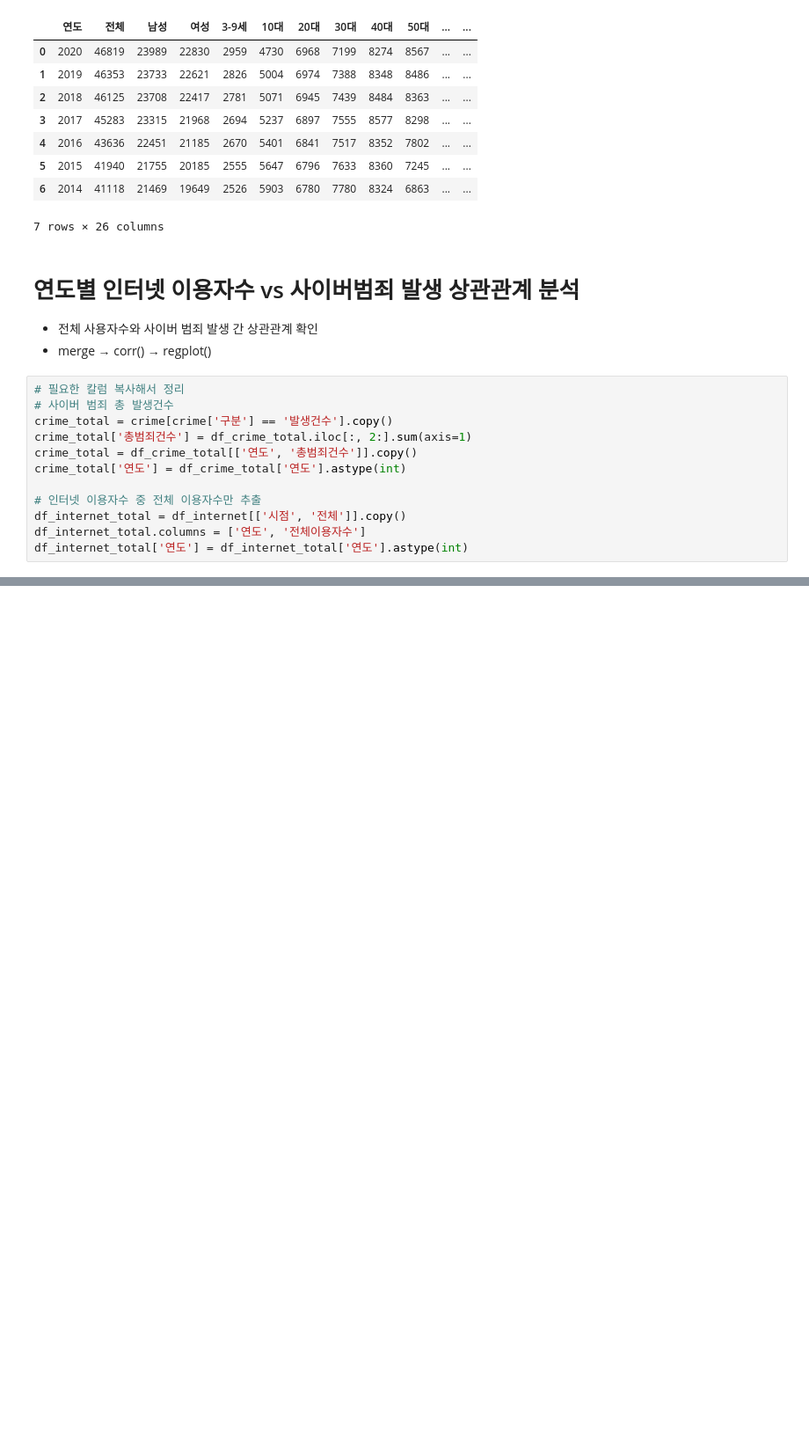
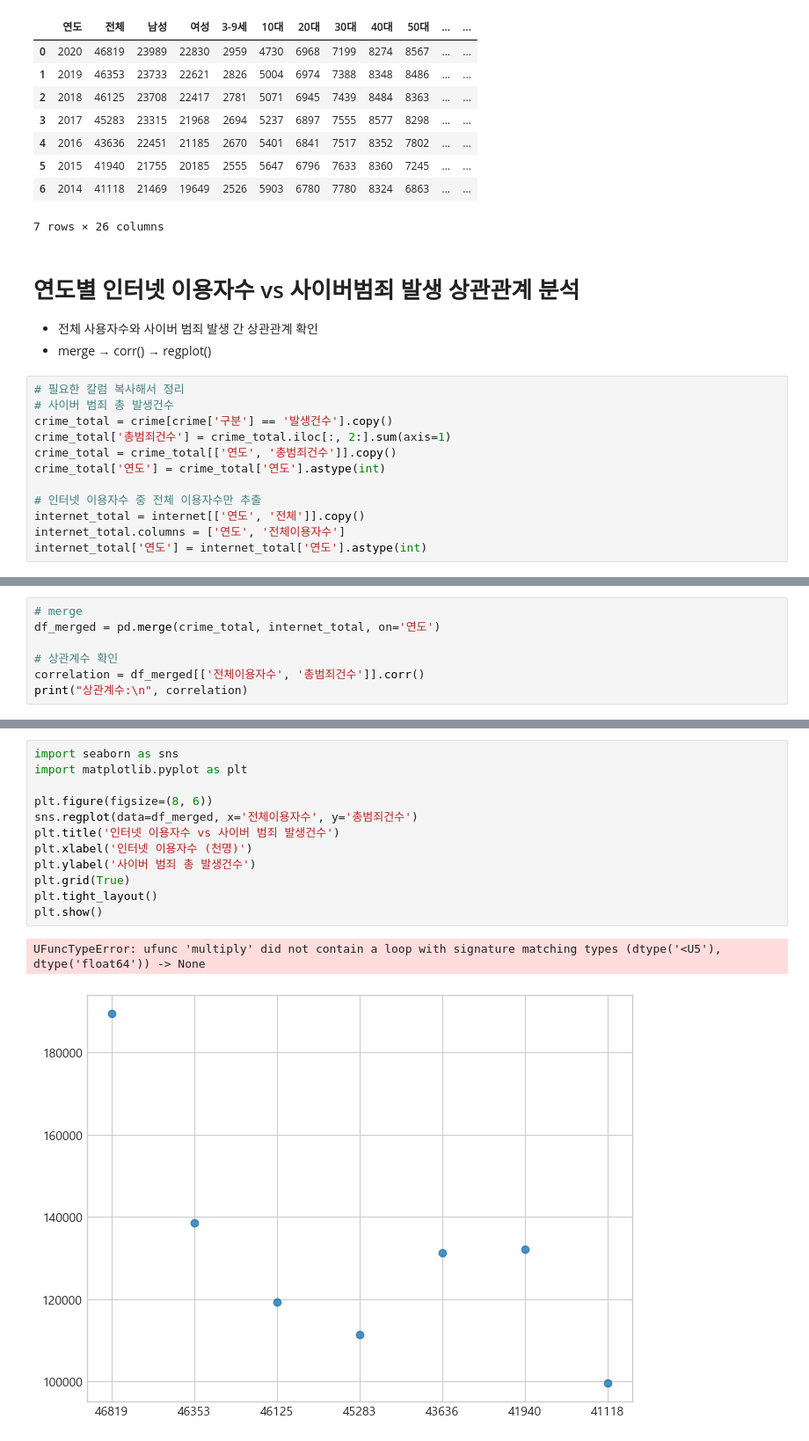
Before and after one commit to ppyoo1229/ML_Study, a Jupyter notebook: 산업공학실험/산업공학실험 과제_003_12226147_표채연_20250411_6주차과제.ipynb, the cells around one changed output, grey strips where cells are left out. Shown at 88% size. Cells and saved outputs as stored; diff of their text form; blank space fills up the shorter version.

```diff
--- a/산업공학실험/산업공학실험 과제_003_12226147_표채연_20250411_6주차과제.ipynb
+++ b/산업공학실험/산업공학실험 과제_003_12226147_표채연_20250411_6주차과제.ipynb
@@ -141,11 +139,11 @@ internet
 # 필요한 칼럼 복사해서 정리
 # 사이버 범죄 총 발생건수
 crime_total = crime[crime['구분'] == '발생건수'].copy()
-crime_total['총범죄건수'] = df_crime_total.iloc[:, 2:].sum(axis=1)
-crime_total = df_crime_total[['연도', '총범죄건수']].copy()
-crime_total['연도'] = df_crime_total['연도'].astype(int)
+crime_total['총범죄건수'] = crime_total.iloc[:, 2:].sum(axis=1)
+crime_total = crime_total[['연도', '총범죄건수']].copy()
+crime_total['연도'] = crime_total['연도'].astype(int)
 
 # 인터넷 이용자수 중 전체 이용자수만 추출
-df_internet_total = df_internet[['시점', '전체']].copy()
-df_internet_total.columns = ['연도', '전체이용자수']
-df_internet_total['연도'] = df_internet_total['연도'].astype(int)
+internet_total = internet[['연도', '전체']].copy()
+internet_total.columns = ['연도', '전체이용자수']
+internet_total['연도'] = internet_total['연도'].astype(int)
@@ -153,0 +150,7 @@ NameError: name 'df_crime' is not defined
+# %%
+# merge
+df_merged = pd.merge(crime_total, internet_total, on='연도')
+
+# 상관계수 확인
+correlation = df_merged[['전체이용자수', '총범죄건수']].corr()
+print("상관계수:\n", correlation)
@@ -153,0 +161,15 @@ NameError: name 'df_crime' is not defined
+# %%
+import seaborn as sns
+import matplotlib.pyplot as plt
+
+plt.figure(figsize=(8, 6))
+sns.regplot(data=df_merged, x='전체이용자수', y='총범죄건수')
+plt.title('인터넷 이용자수 vs 사이버 범죄 발생건수')
+plt.xlabel('인터넷 이용자수 (천명)')
+plt.ylabel('사이버 범죄 총 발생건수')
+plt.grid(True)
+plt.tight_layout()
+plt.show()
+# %% [output]
+UFuncTypeError: ufunc 'multiply' did not contain a loop with signature matching types (dtype('<U5'), dtype('float64')) -> None
+[figure, added]
```
Also changed, not shown: parts of 4 cells of this notebook.
